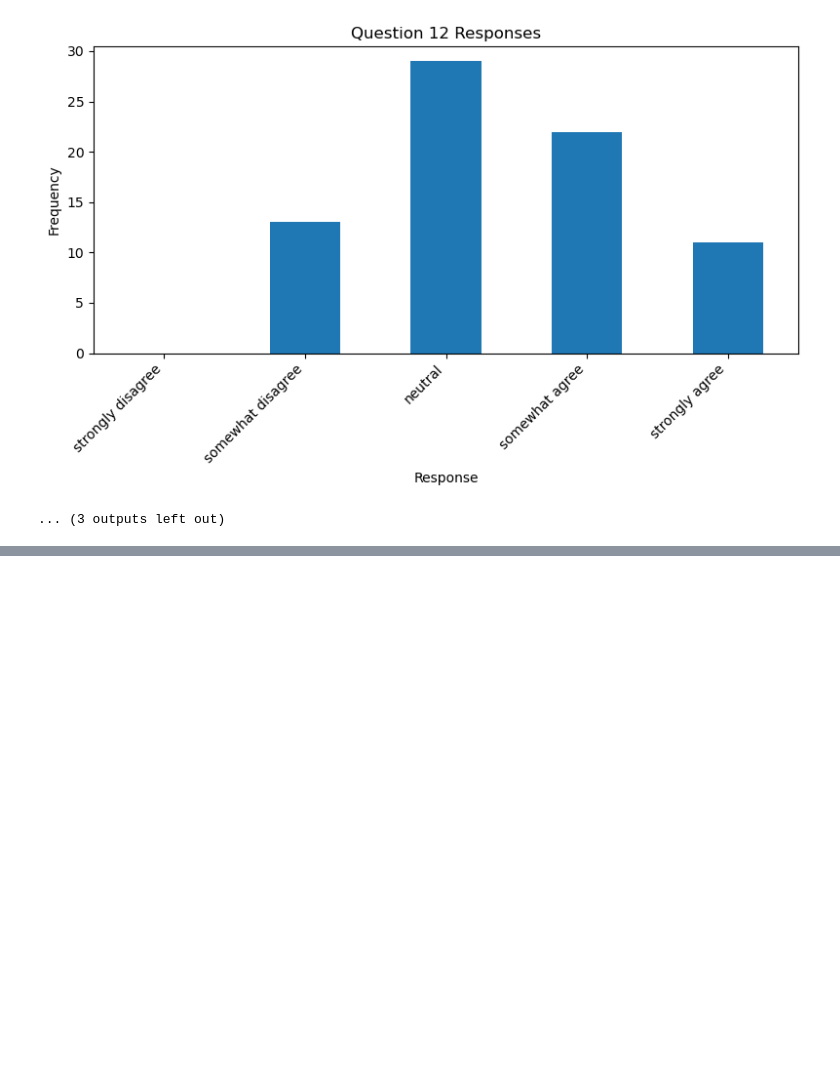
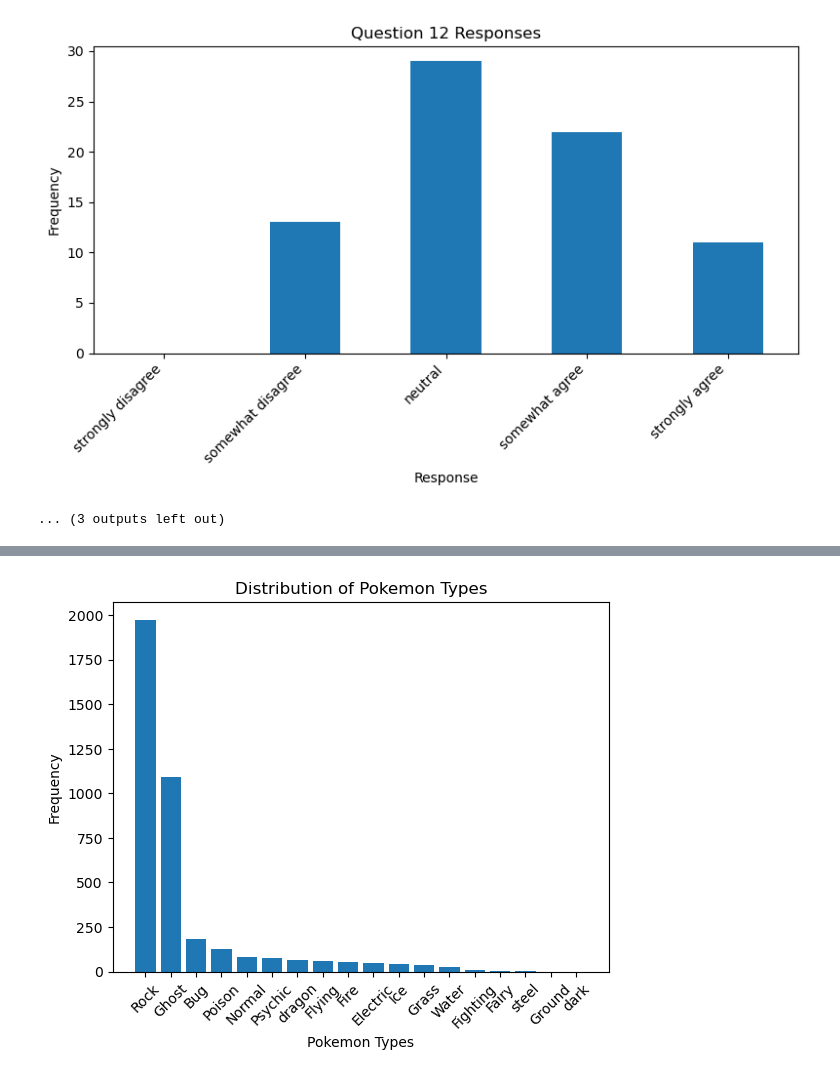
Before and after one commit to Brandonminer333/sematic-personality-quiz, a Jupyter notebook: gym_leader_eda.ipynb, the cells around one changed output, grey strips where cells are left out. Cells and saved outputs as stored; diff of their text form; code cells hidden in the pictures; blank space fills up the shorter version.

```diff
--- a/gym_leader_eda.ipynb
+++ b/gym_leader_eda.ipynb
@@ -144,7 +144,7 @@ mapping = {
     "strongly agree": 1
 }
 
-df = pd.read_csv("gym_leaders.csv")
+df = pd.read_csv("api/gym_leaders.csv")
 
 for i in range(1, 16):
     plt.figure(figsize=(8, 5))
@@ -181,0 +209,58 @@ ranking = rank_types_by_similarity(new_vector, vectors, df)
+# %%
+from itertools import combinations_with_replacement
+import numpy as np
+
+all_possible_vectors = list(combinations_with_replacement(mapping.values(), 15))
+all_possible_vectors = [np.array(vector) for vector in all_possible_vectors]
+all_possible_vectors = np.array(all_possible_vectors)
+# for vector in all_possible_vectors:
+#     print(vector)
+# %%
+def cosine_similarity(vector, vectors):
+    dot_products = vectors @ vector
+    norms = np.linalg.norm(vectors, axis=1) * np.linalg.norm(vector)
+    with np.errstate(divide='ignore', invalid='ignore'):
+        similarities = dot_products / norms
+    similarities = np.nan_to_num(similarities, nan=0.0)
+    return similarities
+
+
+def rank_types_by_similarity(new_vector, df):
+    vectors = df[[f"Q{i+1}" for i in range(15)]].values
+    cosine_similarities = cosine_similarity(new_vector, vectors)
+
+    type_vectors = {}
+    for pokemon_type in df["Type"].unique():
+        mask = df["Type"] == pokemon_type
+        weights = cosine_similarities[mask]
+
+        if np.sum(weights) == 0:
+            type_vectors[pokemon_type] = np.mean(vectors[mask], axis=0)
+        else:
+            type_vectors[pokemon_type] = np.average(
+                vectors[mask], axis=0, weights=weights)
+
+    scores = {pokemon_type: vec.mean()
+              for pokemon_type, vec in type_vectors.items()}
+    ranking = pd.Series(scores).sort_values(ascending=False)
+    return ranking
+
+types = df.Type.unique()
+types = {type: 0 for type in types}
+
+for v in all_possible_vectors:
+    ranking = rank_types_by_similarity(v, df)
+    for t in types:
+        if ranking.keys()[0] == t:
+            types[t] += 1
+
+import matplotlib.pyplot as plt
+types = dict(sorted(types.items(), key=lambda item: item[1], reverse=True))
+plt.bar(types.keys(), types.values())
+plt.xlabel("Pokemon Types")
+plt.ylabel("Frequency")
+plt.title("Distribution of Pokemon Types")
+plt.xticks(rotation=45)
+plt.show()
+# %% [output]
+[figure, added]
```
Also changed, not shown: parts of 7 cells of this notebook, 7 other files.
